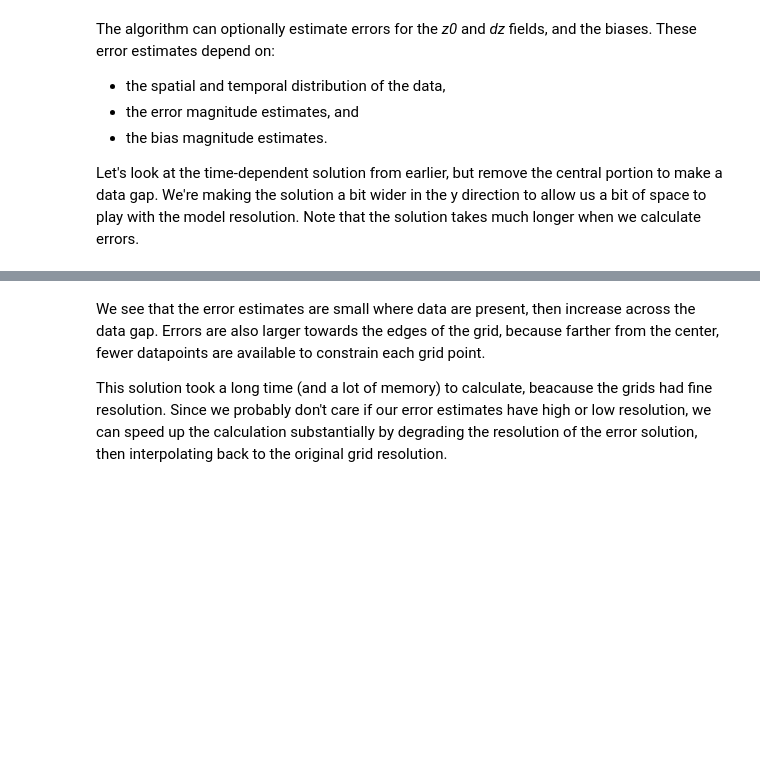
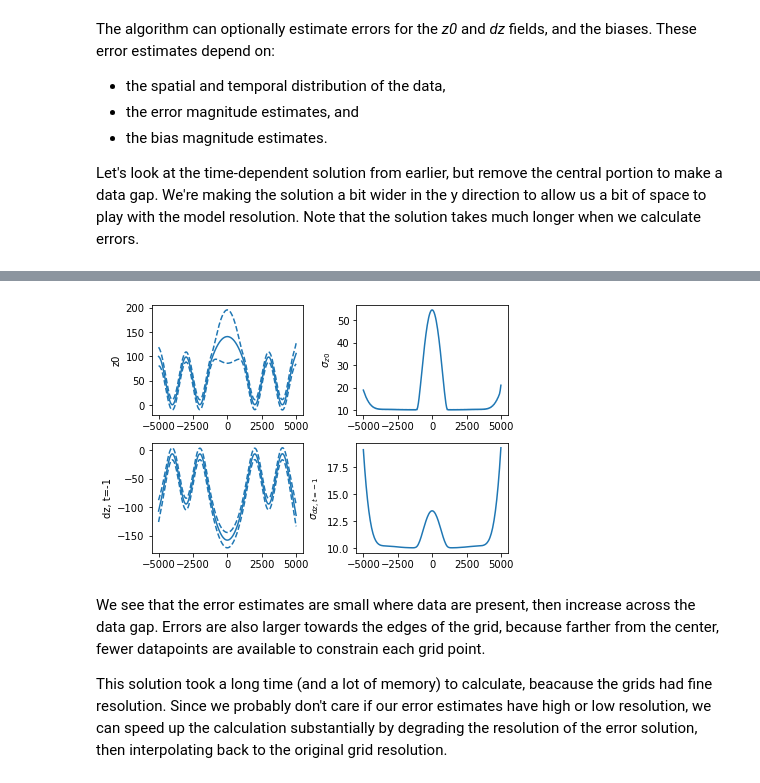
Before and after one commit to SmithB/surfaceChange, a Jupyter notebook: notebooks/ATL14_algo_demos.ipynb, the cells around one changed output, grey strips where cells are left out. Saved outputs shown, nothing was run; the diff lists cells and outputs as text; code cells hidden in the pictures; blank space fills up the shorter version.

```diff
--- a/notebooks/ATL14_algo_demos.ipynb
+++ b/notebooks/ATL14_algo_demos.ipynb
@@ -390,27 +443,29 @@ r0_z0, c0_z0 = np.round(np.array(S['m']['z0'].shape)/2).astype(int)
 # %%
 fig=plt.figure(11)
 ax=fig.add_subplot(221)
 # plot the z0 for the model
-hh=plt.plot(S['m']['z0'].x, S['m']['z0'].z0[r0,:], label='z0')
+hh=plt.plot(S['m']['z0'].x, S['m']['z0'].z0[r0_z0,:], label='z0')
 # plot the errors in z0
-ax.plot(S['m']['z0'].x, S['m']['z0'].z0[r0_z0,:]+S['E']['z0'].z0[r0_z0,:], '--', color=hh[0].get_color())
-ax.plot(S['m']['z0'].x, S['m']['z0'].z0[r0_z0,:]-S['E']['z0'].z0[r0_z0,:], '--', color=hh[0].get_color())
+ax.plot(S['m']['z0'].x, S['m']['z0'].z0[r0_z0,:]+S['E']['sigma_z0'].sigma_z0[r0_z0,:], '--', color=hh[0].get_color())
+ax.plot(S['m']['z0'].x, S['m']['z0'].z0[r0_z0,:]-S['E']['sigma_z0'].sigma_z0[r0_z0,:], '--', color=hh[0].get_color())
 ax.set_ylabel('z0')
 
 ax=fig.add_subplot(222)
-ax.plot(S['m']['z0'].x, S['E']['z0'].z0[r0_z0,:])
+ax.plot(S['m']['z0'].x, S['E']['sigma_z0'].sigma_z0[r0_z0,:])
 ax.set_ylabel('$\sigma_{z0}$')
 
 ax=fig.add_subplot(223)
 hh=ax.plot(S['m']['dz'].x, S['m']['dz'].dz[r0_dz, :, 0])
-hh=ax.plot(S['m']['dz'].x, S['m']['dz'].dz[r0_dz, :, 0]- S['E']['dz'].dz[r0_dz, :, 0],'--', color=hh[0].get_color() )
-hh=ax.plot(S['m']['dz'].x, S['m']['dz'].dz[r0_dz, :, 0]+ S['E']['dz'].dz[r0_dz, :, 0],'--', color=hh[0].get_color() )
+hh=ax.plot(S['m']['dz'].x, S['m']['dz'].dz[r0_dz, :, 0]- S['E']['sigma_dz'].sigma_dz[r0_dz, :, 0],'--', color=hh[0].get_color() )
+hh=ax.plot(S['m']['dz'].x, S['m']['dz'].dz[r0_dz, :, 0]+ S['E']['sigma_dz'].sigma_dz[r0_dz, :, 0],'--', color=hh[0].get_color() )
 ax.set_ylabel('dz, t=-1')
 
 ax=fig.add_subplot(224)
-ax.plot(S['m']['dz'].x, S['E']['dz'].dz[r0_z0,:, 0])
+ax.plot(S['m']['dz'].x, S['E']['sigma_dz'].sigma_dz[r0_z0,:, 0])
 ax.set_ylabel('$\sigma_{dz, t=-1}$')
 fig.tight_layout()
+# %% [output]
+[figure, added]
 # %% [markdown]
 We see that the error estimates are small where data are present, then increase across the data gap. Errors are also larger towards the edges of the grid, because farther from the center, fewer datapoints are available to constrain each grid point.
 
```
Also changed, not shown: parts of 16 cells of this notebook.
